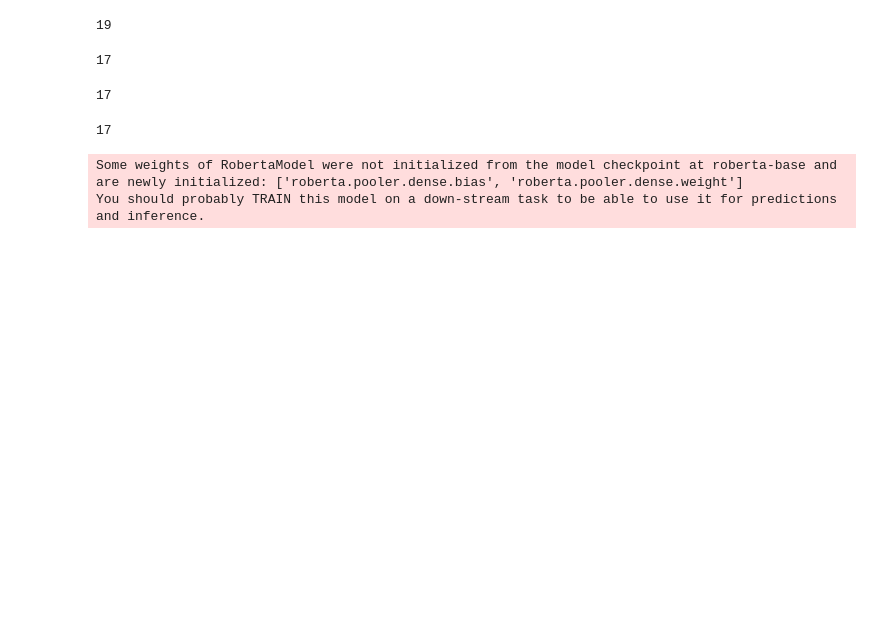
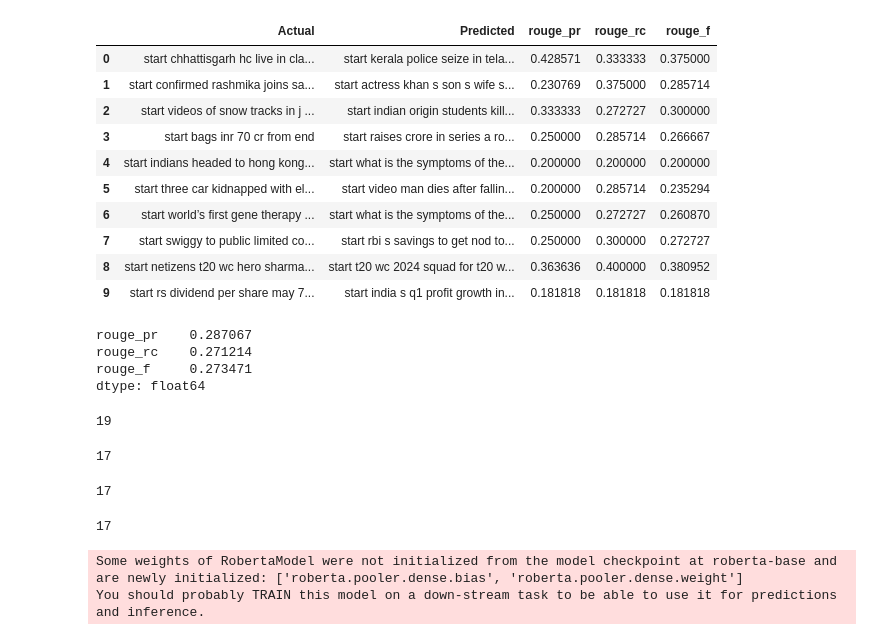
Before and after one commit to trehansalil/Py_Projects, a Jupyter notebook: News_Summarization/experiment.ipynb, the cells around one changed output. Saved outputs shown, nothing was run; the diff lists cells and outputs as text; code cells hidden in the pictures; blank space fills up the shorter version.

```diff
--- a/News_Summarization/experiment.ipynb
+++ b/News_Summarization/experiment.ipynb
@@ -121,0 +513,4 @@ df.drop(columns=['inshorts_url', 'author', 'created_at', 'updated_at',
+# %%
+reverse_source_word_index = x_tokenizer.index_word
+reverse_target_word_index = y_tokenizer.index_word
+target_word_index = y_tokenizer.word_index
@@ -121,0 +589,16 @@ df.drop(columns=['inshorts_url', 'author', 'created_at', 'updated_at',
+# %%
+from tqdm import tqdm
+actual = []
+predicted = []
+for i in tqdm(range(0,50)):
+    print('Review:', seq2text(x_tr[i]))
+
+    actual.append(seq2summary(y_tr[i]))
+    print('Original Summary', actual[-1])
+
+    predicted.append(decode_sequence(x_tr[i].reshape(1,config['max_text_len'])))
+    print('Prdicted Summary', predicted[-1])
+    print()
+
+prediction_df = pd.DataFrame({'Actual':actual,'Predicted':predicted})
+prediction_df.head(10)
@@ -122,3 +799,46 @@ df.drop(columns=['inshorts_url', 'author', 'created_at', 'updated_at',
+# %%
+from rouge_score import rouge_scorer
+
+r_score = []
+rouge_pr = []
+rouge_rc = []
+rouge_f = []
+
+scorer = rouge_scorer.RougeScorer(['rougeL','rougeL'],use_stemmer=True)
+
+for index, data in prediction_df.iterrows():
+    r_score = scorer.score(data.Actual, data.Predicted)
+    pr = list(r_score['rougeL'])[0]
+    rc = list(r_score['rougeL'])[1]
+    f_meas = list(r_score['rougeL'])[2]
+
+    rouge_pr.append(pr)
+    rouge_rc.append(rc)
+    rouge_f.append(f_meas)
+
+prediction_df['rouge_pr'] = rouge_pr
+prediction_df['rouge_rc'] = rouge_rc
+prediction_df['rouge_f'] = rouge_f
+prediction_df.head(10)
+# %% [output]
+|  | Actual | Predicted | rouge_pr | rouge_rc | rouge_f |
+| 0 | start chhattisgarh hc live in cla... | start kerala police seize in tela... | 0.428571 | 0.333333 | 0.375000 |
+| 1 | start confirmed rashmika joins sa... | start actress khan s son s wife s... | 0.230769 | 0.375000 | 0.285714 |
+| 2 | start videos of snow tracks in j ... | start indian origin students kill... | 0.333333 | 0.272727 | 0.300000 |
+| 3 | start bags inr 70 cr from end | start raises crore in series a ro... | 0.250000 | 0.285714 | 0.266667 |
+| 4 | start indians headed to hong kong... | start what is the symptoms of the... | 0.200000 | 0.200000 | 0.200000 |
+| 5 | start three car kidnapped with el... | start video man dies after fallin... | 0.200000 | 0.285714 | 0.235294 |
+| 6 | start world’s first gene therapy ... | start what is the symptoms of the... | 0.250000 | 0.272727 | 0.260870 |
+| 7 | start swiggy to public limited co... | start rbi s savings to get nod to... | 0.250000 | 0.300000 | 0.272727 |
+| 8 | start netizens t20 wc hero sharma... | start t20 wc 2024 squad for t20 w... | 0.363636 | 0.400000 | 0.380952 |
+| 9 | start rs dividend per share may 7... | start india s q1 profit growth in... | 0.181818 | 0.181818 | 0.181818 |
+# %%
+prediction_df[['rouge_pr', 'rouge_rc', 'rouge_f']].mean(axis=0)
+# %% [output]
+rouge_pr    0.287067
+rouge_rc    0.271214
+rouge_f     0.273471
+dtype: float64
 # %%
 contraction_mapping = {"ain't": "is not", "aren't": "are not","can't": "cannot", "'cause": "because", "could've": "could have", "couldn't": "could not",
                        "didn't": "did not",  "doesn't": "does not", "don't": "do not", "hadn't": "had not", "hasn't": "has not", "haven't": "have not",
```
Also changed, not shown: parts of 31 cells of this notebook.
